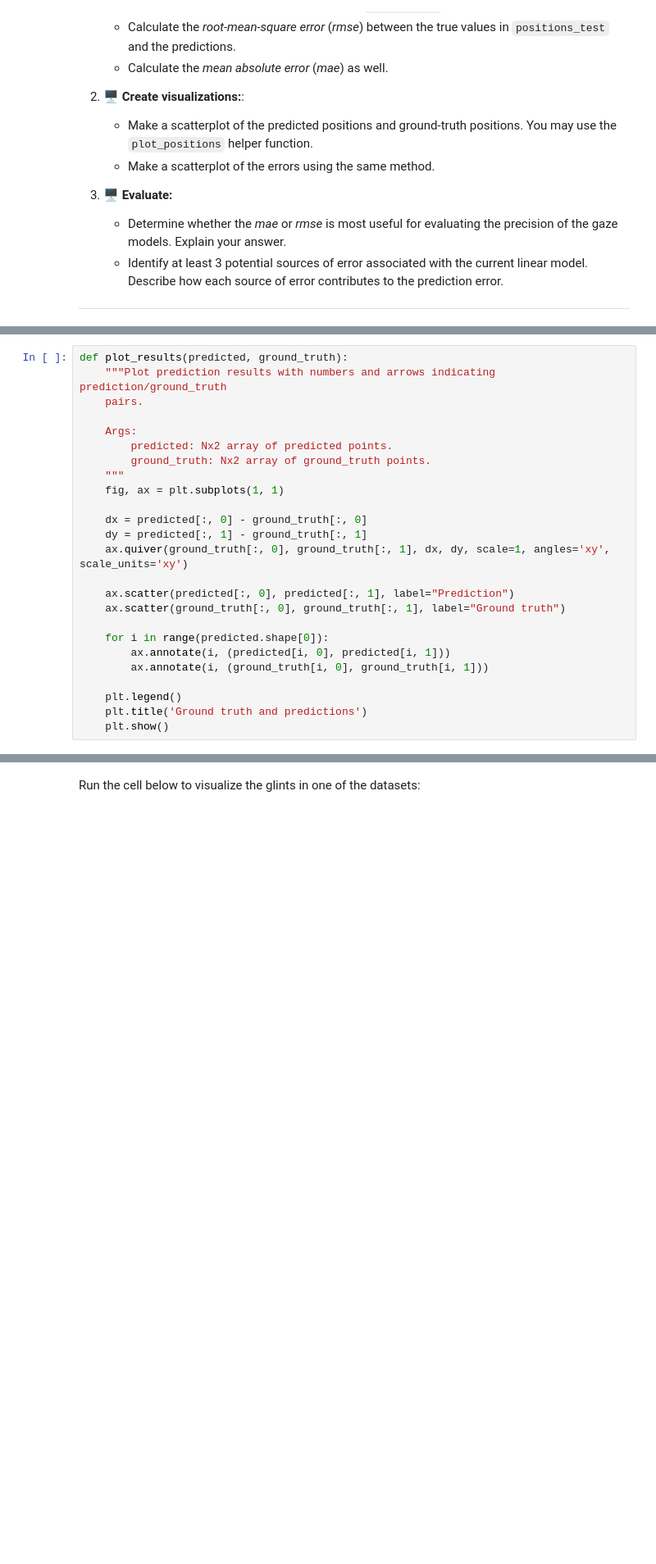
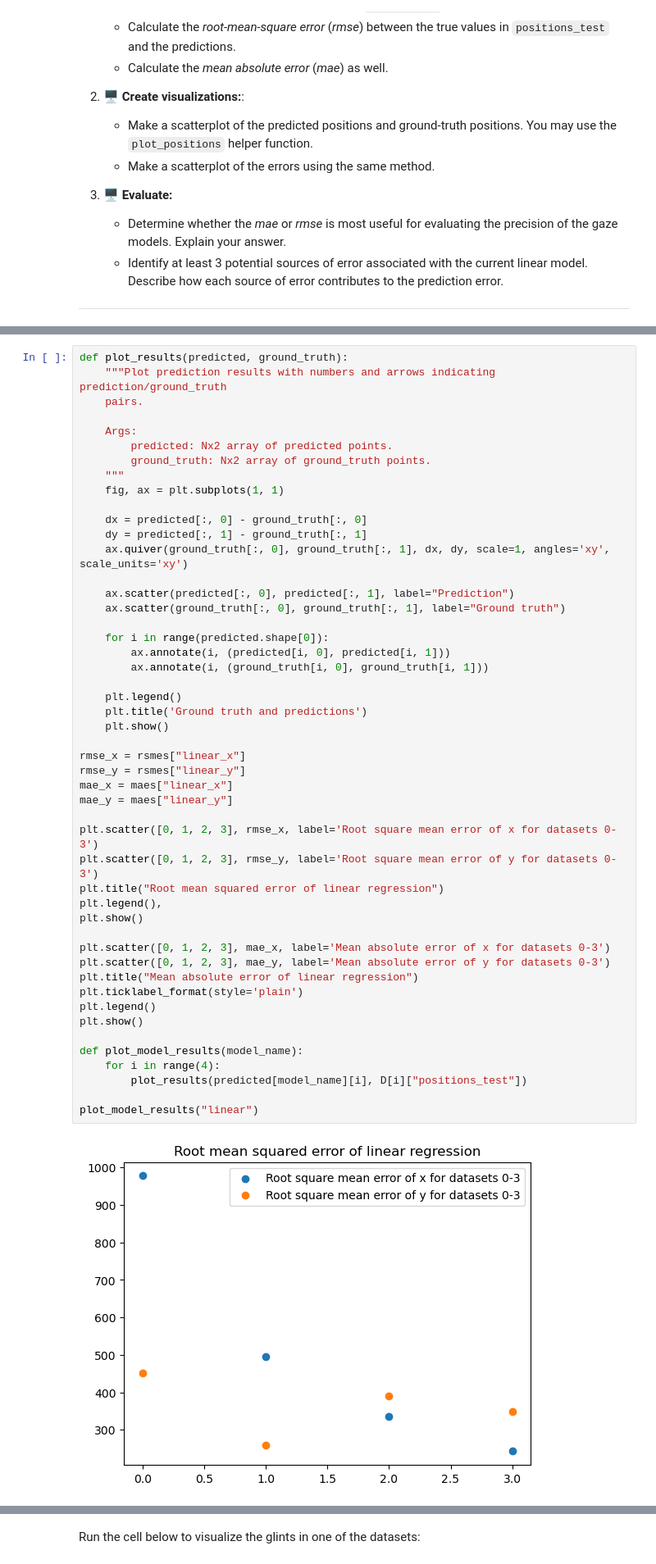
Before and after one commit to LVOL98/IML_Introduction-to-Machine-Learning, a Jupyter notebook: iml-repo/vscode/02-material/W05/03-gaze.ipynb, the cells around one changed output, grey strips where cells are left out. Shown at 82% size. Drawn from its saved outputs; the diff is of its cells as text; blank space fills up the shorter version.

```diff
--- a/iml-repo/vscode/02-material/W05/03-gaze.ipynb
+++ b/iml-repo/vscode/02-material/W05/03-gaze.ipynb
@@ -456,25 +514,51 @@ In the following you have to evaluate the performance of your models. Each indiv
 # %%
 def plot_results(predicted, ground_truth):
     """Plot prediction results with numbers and arrows indicating prediction/ground_truth
     pairs.
 
     Args:
         predicted: Nx2 array of predicted points.
         ground_truth: Nx2 array of ground_truth points.
     """
     fig, ax = plt.subplots(1, 1)
 
     dx = predicted[:, 0] - ground_truth[:, 0]
     dy = predicted[:, 1] - ground_truth[:, 1]
     ax.quiver(ground_truth[:, 0], ground_truth[:, 1], dx, dy, scale=1, angles='xy', scale_units='xy')
 
     ax.scatter(predicted[:, 0], predicted[:, 1], label="Prediction")
     ax.scatter(ground_truth[:, 0], ground_truth[:, 1], label="Ground truth")
 
     for i in range(predicted.shape[0]):
         ax.annotate(i, (predicted[i, 0], predicted[i, 1]))
         ax.annotate(i, (ground_truth[i, 0], ground_truth[i, 1]))
 
     plt.legend()
     plt.title('Ground truth and predictions')
     plt.show()
+
+rmse_x = rsmes["linear_x"]
+rmse_y = rsmes["linear_y"]
+mae_x = maes["linear_x"]
+mae_y = maes["linear_y"]
+
+plt.scatter([0, 1, 2, 3], rmse_x, label='Root square mean error of x for datasets 0-3')
+plt.scatter([0, 1, 2, 3], rmse_y, label='Root square mean error of y for datasets 0-3')
+plt.title("Root mean squared error of linear regression")
+plt.legend(),
+plt.show()
+
+plt.scatter([0, 1, 2, 3], mae_x, label='Mean absolute error of x for datasets 0-3')
+plt.scatter([0, 1, 2, 3], mae_y, label='Mean absolute error of y for datasets 0-3')
+plt.title("Mean absolute error of linear regression")
+plt.ticklabel_format(style='plain')
+plt.legend()
+plt.show()
+
+def plot_model_results(model_name):
+    for i in range(4):
+        plot_results(predicted[model_name][i], D[i]["positions_test"])
+
+plot_model_results("linear")
+# %% [output]
+[figure, added]
```
Also changed, not shown: parts of 24 cells of this notebook, 6 other files.
